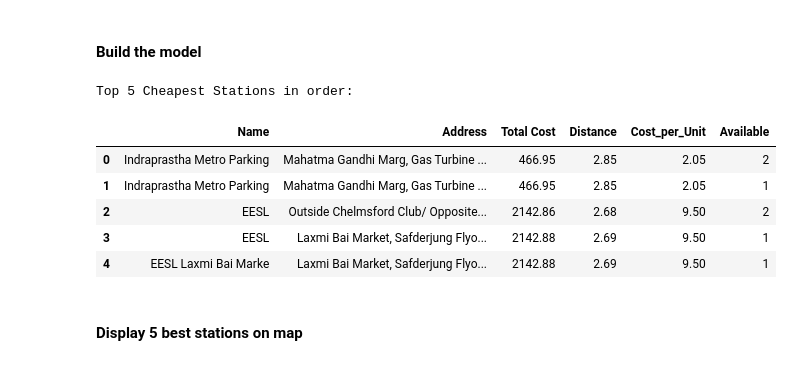
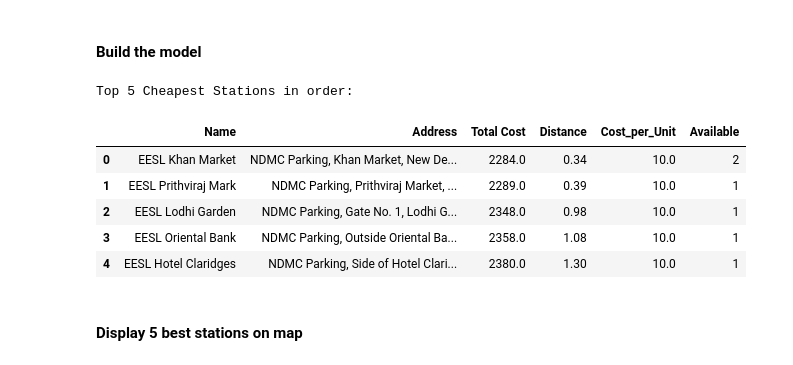
Before and after one commit to danielllll75/rule-based-optimization, a Jupyter notebook: Rule-Based station optimization.ipynb, the cells around one changed output. Drawn from its saved outputs; the diff is of its cells as text; code cells hidden in the pictures.

```diff
--- a/Rule-Based station optimization.ipynb
+++ b/Rule-Based station optimization.ipynb
@@ -18,7 +19,7 @@ Energy demand : 225.0 kWh
 # %% [markdown]
 #### Stations Data
 # %%
-dataset = pd.read_excel('C:\\Users\\ASUS\\Downloads\\archive\\Complete_Dataset.xlsx')
+dataset = pd.read_excel('C:\\Users\\ASUS\\Downloads\\archive\\Final_dataset(Cleaned_extra_stations).xlsx')
 dataset
 CS = dataset['capacity']             # Charging speed (Kw)
 a = dataset['available']             # Availability
@@ -30,24 +31,28 @@ longitude = dataset['longitude']     # Longitudes of stations
 ### Distance Check
 # %%
 from geopy.distance import geodesic
-import pandas as pd  # Assuming pandas is being used for your dataset
+
+# Ensure your dataset has the required columns
+# Columns: 'name', 'address', 'latitude', 'longitude', 'cost_per_unit', 'available'
 
 # Reference coordinate (latitude, longitude)
 reference_point = (28.597250, 77.226350)
 
-# Calculate distances for all stations and round to two decimal places
+# Calculate distances using Vincenty formula (via geopy)
 dataset['Distance'] = dataset.apply(lambda row: round(geodesic(reference_point,
                                                                (row['latitude'], row['longitude'])).kilometers, 2), axis=1)
 
-# Filter stations by distance condition
+# Filter stations by distance condition (within 3 km)
 results_distance = []
-for _, row in dataset[dataset['Distance'] <= 3].iterrows():  # Filter stations within less than 3km
+for _, row in dataset[dataset['Distance'] <= 3].iterrows():
     results_distance.append([row['name'], row['address'],
-                             row['latitude'], row['longitude'], row['cost_per_unit'], row['Distance'], row.get('available', None)])
+                             row['latitude'], row['longitude'], row['cost_per_unit'],
+                             row['Distance'], row.get('available', None)])
 
 # Convert to dataframe
 filtered_distance_df = pd.DataFrame(results_distance,
-                                    columns=['Name', 'Address', 'Latitude', 'Longitude', 'Cost_per_Unit', 'Distance', 'Available'])
+                                    columns=['Name', 'Address', 'Latitude', 'Longitude',
+                                             'Cost_per_Unit', 'Distance', 'Available'])
 
 # View the filtered dataframe
 filtered_distance_df.head()
@@ -185,37 +190,37 @@ fig.show()
 # %%
 import heapq
 
-t = 2                                                                                # Weight for distance
+t = 100                                                                              # Weight for distance (Euro)
 p = filtered_combined_df['Cost_per_Unit']
 # Step 1: Calculate the total cost dynamically
 filtered_combined_df['Total Cost'] = (D * filtered_combined_df['Cost_per_Unit']) + (t * filtered_combined_df['Distance'])
 
 # Step 2: Check required columns and find the top 5 cheapest stations
 if 'Total Cost' in filtered_combined_df.columns:
     top_5 = heapq.nsmallest(
         5,
         filtered_combined_df[['Name', 'Address', 'Total Cost', 'Distance', 'Cost_per_Unit', 'Available']].itertuples(index=False),
         key=lambda x: x[2]  # Sorting by 'Total Cost' (2nd index in the tuple)
     )
 
     # Step 3: Convert to DataFrame
     cheapest_stations_df = pd.DataFrame(top_5, columns=['Name', 'Address', 'Total Cost', 'Distance', 'Cost_per_Unit', 'Available'])
 
     # Step 4: Display the results
     print("Top 5 Cheapest Stations in order:")
 
 else:
     print("Error: 'Total Cost' column is missing.")
 
 cheapest_stations_df.head()
 # %% [output]
 Top 5 Cheapest Stations in order:
 |  | Name | Address | Total Cost | Distance | Cost_per_Unit | Available |
-| 0 | Indraprastha Metro Parking | Mahatma Gandhi Marg, Gas Turbine ... | 466.95 | 2.85 | 2.05 | 2 |
-| 1 | Indraprastha Metro Parking | Mahatma Gandhi Marg, Gas Turbine ... | 466.95 | 2.85 | 2.05 | 1 |
-| 2 | EESL | Outside Chelmsford Club/ Opposite... | 2142.86 | 2.68 | 9.50 | 2 |
-| 3 | EESL | Laxmi Bai Market, Safderjung Flyo... | 2142.88 | 2.69 | 9.50 | 1 |
-| 4 | EESL Laxmi Bai Marke | Laxmi Bai Market, Safderjung Flyo... | 2142.88 | 2.69 | 9.50 | 1 |
+| 0 | EESL Khan Market | NDMC Parking, Khan Market, New De... | 2284.0 | 0.34 | 10.0 | 2 |
+| 1 | EESL Prithviraj Mark | NDMC Parking, Prithviraj Market, ... | 2289.0 | 0.39 | 10.0 | 1 |
+| 2 | EESL Lodhi Garden | NDMC Parking, Gate No. 1, Lodhi G... | 2348.0 | 0.98 | 10.0 | 1 |
+| 3 | EESL Oriental Bank | NDMC Parking, Outside Oriental Ba... | 2358.0 | 1.08 | 10.0 | 1 |
+| 4 | EESL Hotel Claridges | NDMC Parking, Side of Hotel Clari... | 2380.0 | 1.30 | 10.0 | 1 |
 # %% [markdown]
 #### Display 5 best stations on map
 # %%
```
Also changed, not shown: parts of 6 cells of this notebook.
